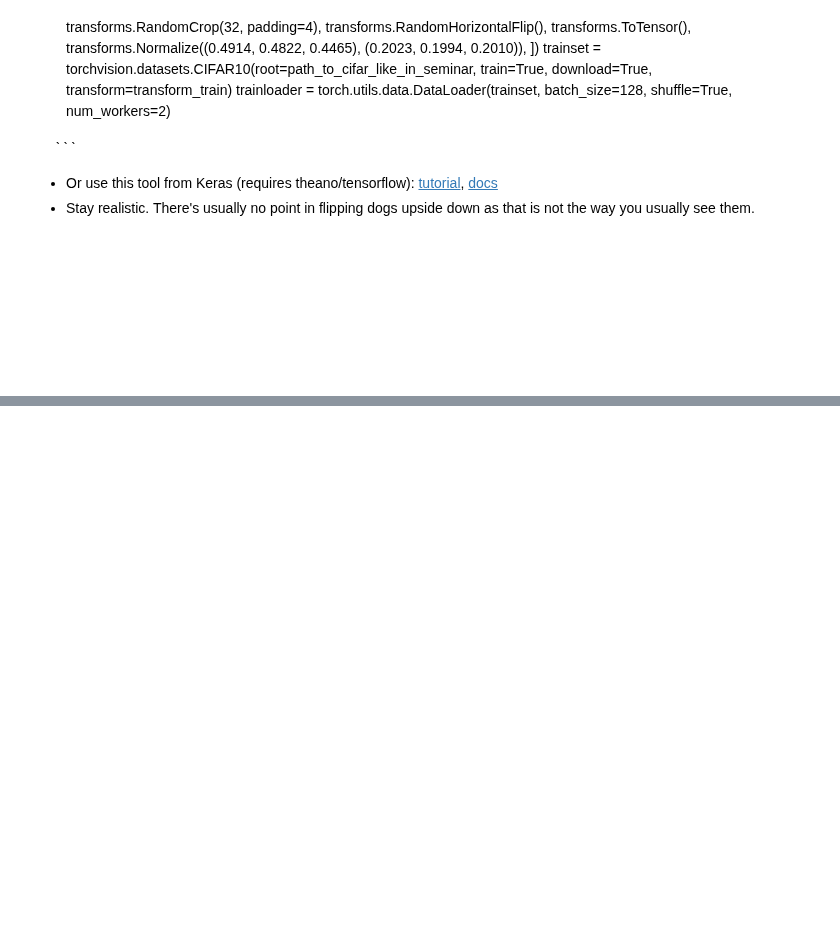
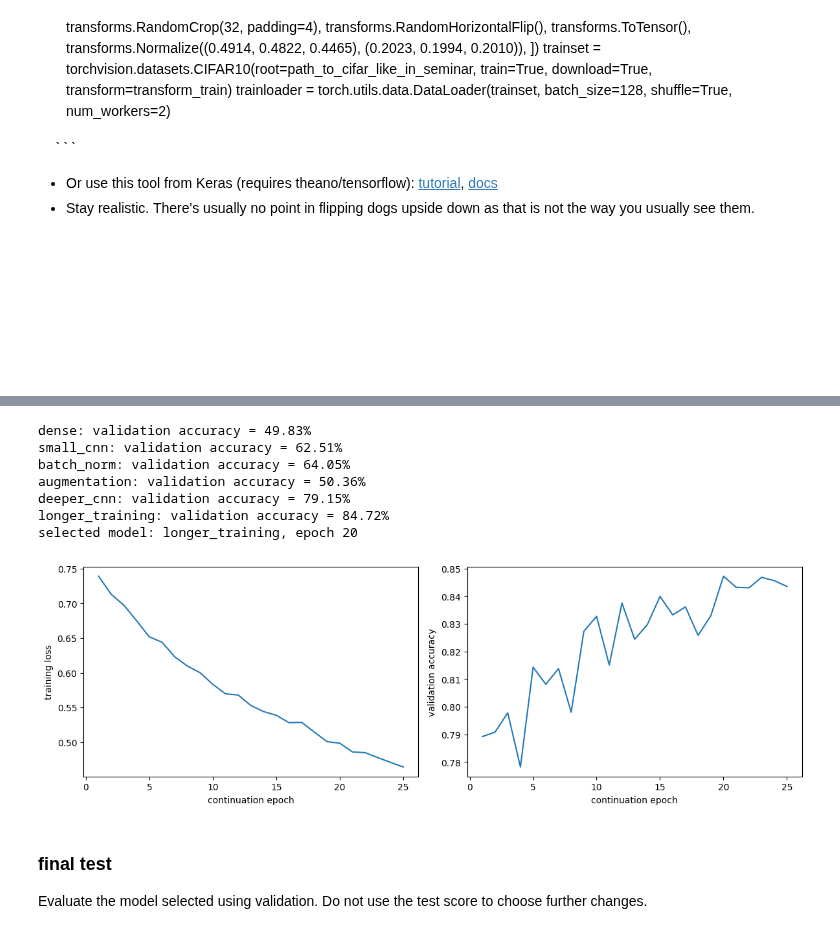
Before and after one commit to buxazich/Deep_Learning_HSE, a Jupyter notebook: week03_convnets/seminar_pytorch.ipynb, the cells around one changed output, grey strips where cells are left out. Drawn from its saved outputs; the diff is of its cells as text; code cells hidden in the pictures; blank space fills up the shorter version.

```diff
--- a/week03_convnets/seminar_pytorch.ipynb
+++ b/week03_convnets/seminar_pytorch.ipynb
@@ -25,7 +23,6 @@ import numpy as np
 from cifar import load_cifar10
 X_train, y_train, X_val, y_val, X_test, y_test = load_cifar10("cifar_data")
 
-class_names = np.array(['airplane', 'automobile', 'bird', 'cat', 'deer',
-                        'dog', 'frog', 'horse', 'ship', 'truck'])
+class_names = np.array(['airplane', 'automobile', 'bird', 'cat', 'deer','dog', 'frog', 'horse', 'ship', 'truck'])
 
 print(X_train.shape,y_train.shape)
@@ -306,0 +525,15 @@ test_loader = <YOUR CODE>
+# %%
+# training the same small cnn from scratch with augmented images
+set_seed()
+model = nn.Sequential(
+    nn.Conv2d(3, 10, kernel_size=3),
+    nn.BatchNorm2d(10),
+    nn.ReLU(),
+    nn.MaxPool2d(2),
+    nn.Flatten(),
+    nn.Linear(10 * 15 * 15, 100),
+    nn.ReLU(),
+    nn.Dropout(0.1),
+    nn.Linear(100, 10)
+).to(device)
+opt = torch.optim.Adam(model.parameters(), lr=0.001)
@@ -421,0 +897,31 @@ This notebook is intended as a sequel to seminar 3, please give it a try if you
+# %%
+# compared the best validation score from each experiment
+for name, accuracy in results:
+    print(f'{name}: validation accuracy = {accuracy:.2%}')
+print(f'selected model: {best_name}, epoch {best_epoch}')
+
+# these curves show the last 25 epochs of the deeper model
+plt.figure(figsize=(12, 4))
+plt.subplot(1, 2, 1)
+plt.plot(range(1, len(loss_history) + 1), loss_history)
+plt.xlabel('continuation epoch')
+plt.ylabel('training loss')
+plt.subplot(1, 2, 2)
+plt.plot(range(1, len(accuracy_history) + 1), accuracy_history)
+plt.xlabel('continuation epoch')
+plt.ylabel('validation accuracy')
+plt.tight_layout()
+plt.show()
+# %% [output]
+dense: validation accuracy = 49.83%
+small_cnn: validation accuracy = 62.51%
+batch_norm: validation accuracy = 64.05%
+augmentation: validation accuracy = 50.36%
+deeper_cnn: validation accuracy = 79.15%
+longer_training: validation accuracy = 84.72%
+selected model: longer_training, epoch 20
+[figure, added]
+# %% [markdown]
+### final test
+
+Evaluate the model selected using validation. Do not use the test score to choose further changes.
```
Also changed, not shown: parts of 26 cells of this notebook, 1 other file.
